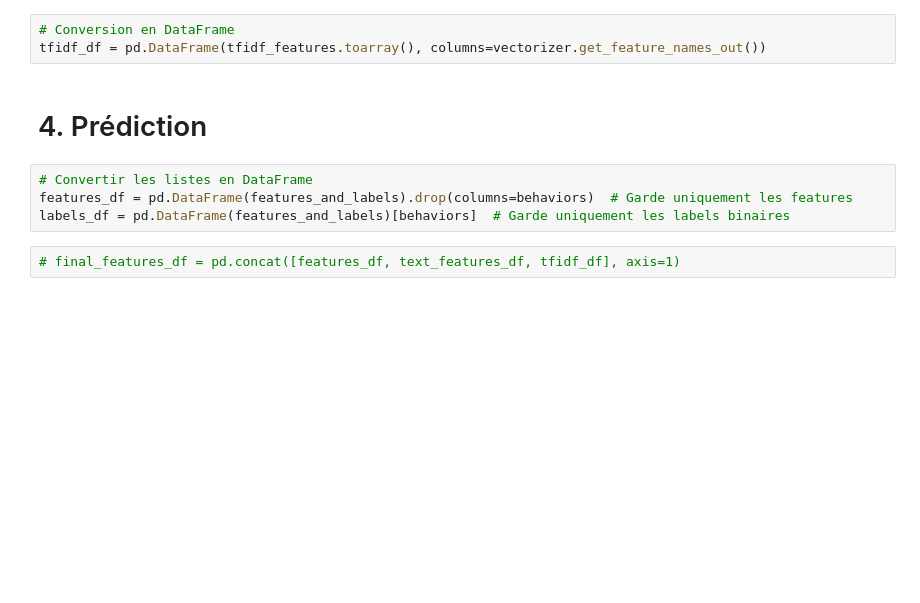
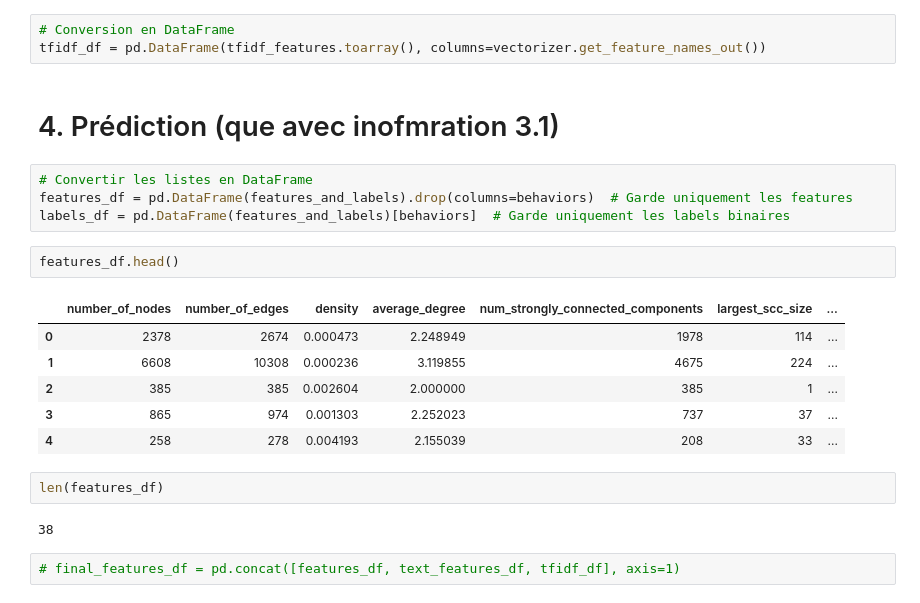
Before and after one commit to lucasvazelle/SORBONNE_DATA_CHALLENGE_SALT, a Jupyter notebook: Exploration.ipynb, the cells around one changed output. Cells and saved outputs as stored; diff of their text form; blank space fills up the shorter version.

Commit message:
premier modèle avec anayse graph

```diff
--- a/Exploration.ipynb
+++ b/Exploration.ipynb
@@ -326,11 +326,24 @@ TF-IDF Features Preview:
 # Conversion en DataFrame
 tfidf_df = pd.DataFrame(tfidf_features.toarray(), columns=vectorizer.get_feature_names_out())
 # %% [markdown]
-# 4. Prédiction
+# 4. Prédiction (que avec inofmration 3.1)
 # %%
 # Convertir les listes en DataFrame
 features_df = pd.DataFrame(features_and_labels).drop(columns=behaviors)  # Garde uniquement les features
 labels_df = pd.DataFrame(features_and_labels)[behaviors]  # Garde uniquement les labels binaires
+# %%
+features_df.head()
+# %% [output]
+|  | number_of_nodes | number_of_edges | density | average_degree | num_strongly_connected_components | largest_scc_size | ... |
+| 0 | 2378 | 2674 | 0.000473 | 2.248949 | 1978 | 114 | ... |
+| 1 | 6608 | 10308 | 0.000236 | 3.119855 | 4675 | 224 | ... |
+| 2 | 385 | 385 | 0.002604 | 2.000000 | 385 | 1 | ... |
+| 3 | 865 | 974 | 0.001303 | 2.252023 | 737 | 37 | ... |
+| 4 | 258 | 278 | 0.004193 | 2.155039 | 208 | 33 | ... |
+# %%
+len(features_df)
+# %% [output]
+38
 # %%
 # final_features_df = pd.concat([features_df, text_features_df, tfidf_df], axis=1)
 # %%
```
Also changed, not shown: parts of 2 cells of this notebook.
